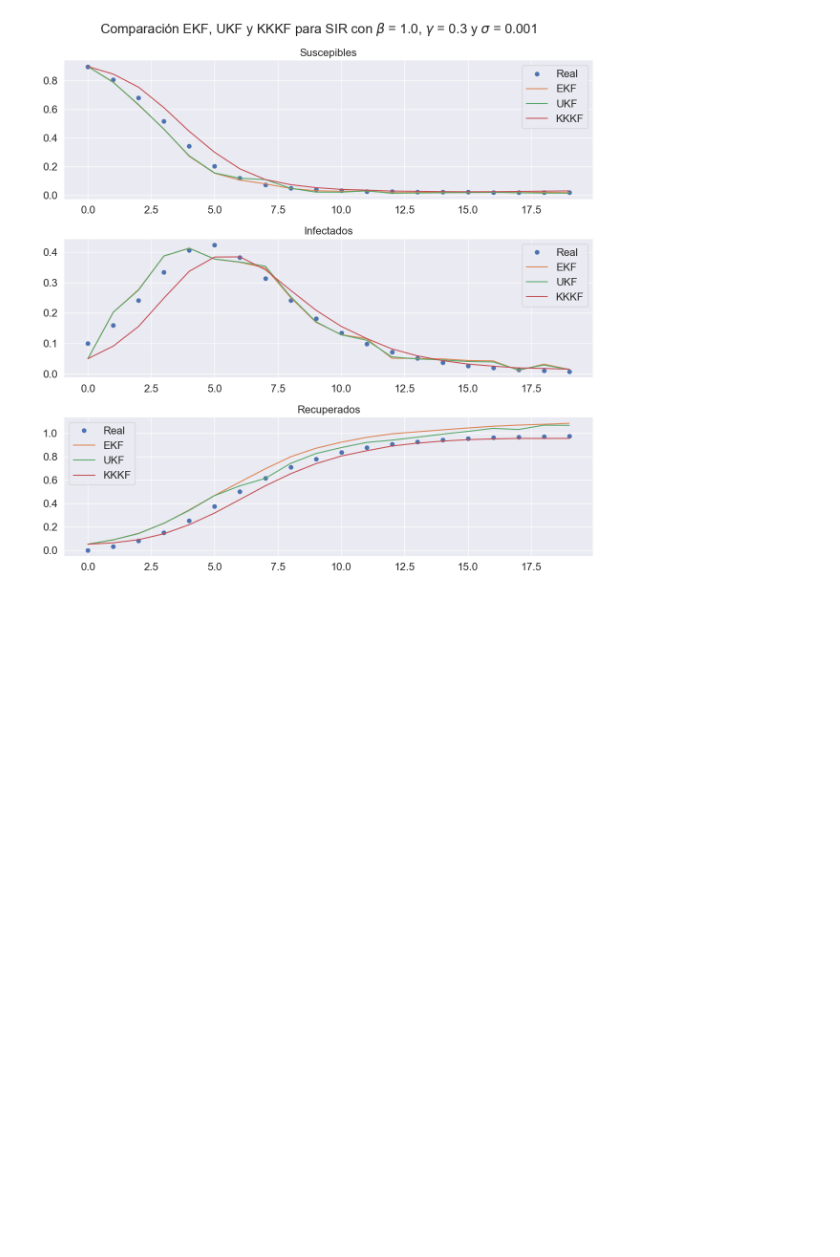
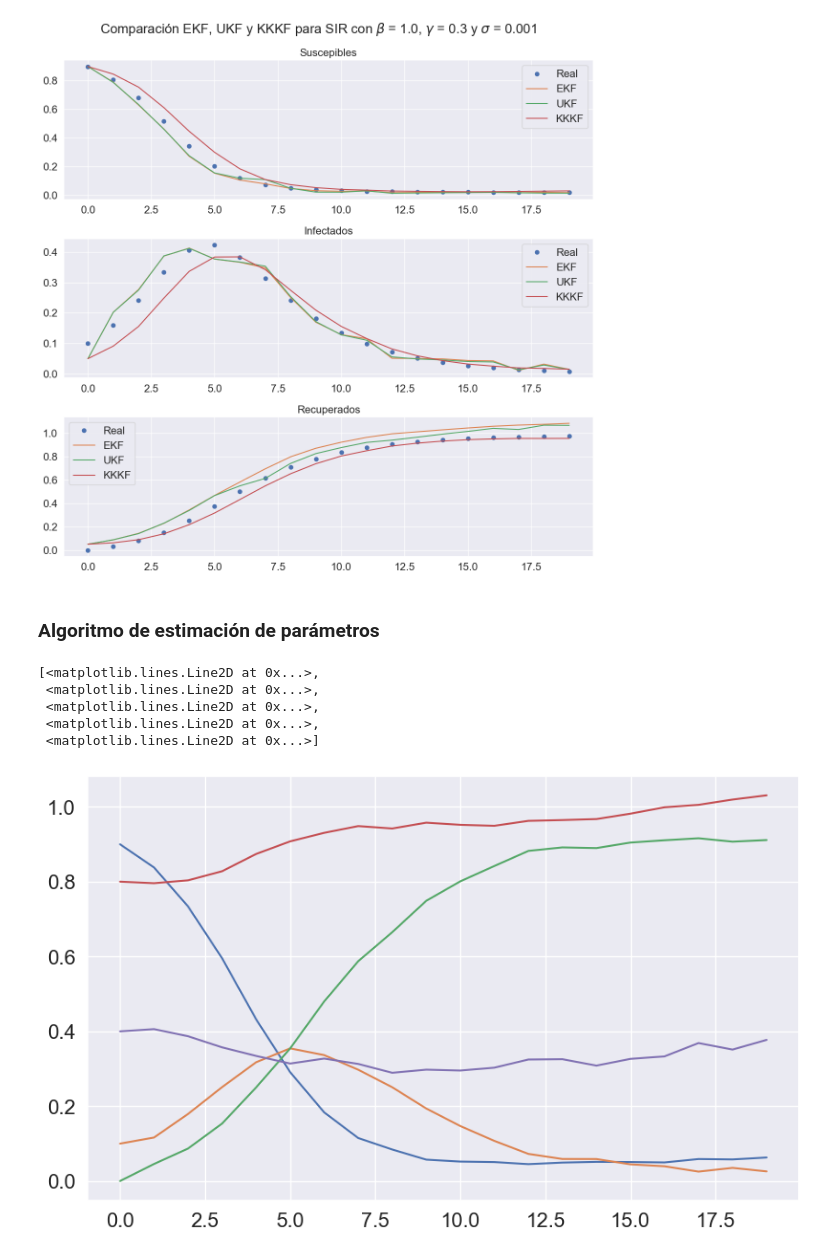
Before and after one commit to diegoolguinw/Koopman_nonlinear_filter, a Jupyter notebook: notebooks/chapter4.ipynb, the cells around one changed output. Cells and saved outputs as stored; diff of their text form; code cells hidden in the pictures; blank space fills up the shorter version.

```diff
--- a/notebooks/chapter4.ipynb
+++ b/notebooks/chapter4.ipynb
@@ -825,3 +825,5 @@ plt.suptitle(r'Comparación EKF, UKF y KKKF para SIR con $\beta$ = {}, $\gamma$
 plt.tight_layout()
 # %% [output]
 [figure]
+# %% [markdown]
+### **Algoritmo de estimación de parámetros**
@@ -827,0 +892,19 @@ plt.tight_layout()
+# %%
+x0_ = np.array([0.9, 0.1, 0, 0.8, 0.4])
+
+x0_prior = stats.multivariate_normal(mean=x0_, cov=20*np.eye(5))
+
+# Operador de Koopman
+koopman = KoopmanOperator(kernel_function=Matern(length_scale=1e3, nu=0.5), dynamical_system=dyn)
+
+# KKKF
+sol_kkkf = kkkf.apply_koopman_kalman_filter(koopman, y.T, x0_prior, N)
+
+plt.plot(sol_kkkf.x_plus)
+# %% [output]
+[<matplotlib.lines.Line2D at 0x...>,
+ <matplotlib.lines.Line2D at 0x...>,
+ <matplotlib.lines.Line2D at 0x...>,
+ <matplotlib.lines.Line2D at 0x...>,
+ <matplotlib.lines.Line2D at 0x...>]
+[figure, added]
```
Also changed, not shown: parts of 5 cells of this notebook.
